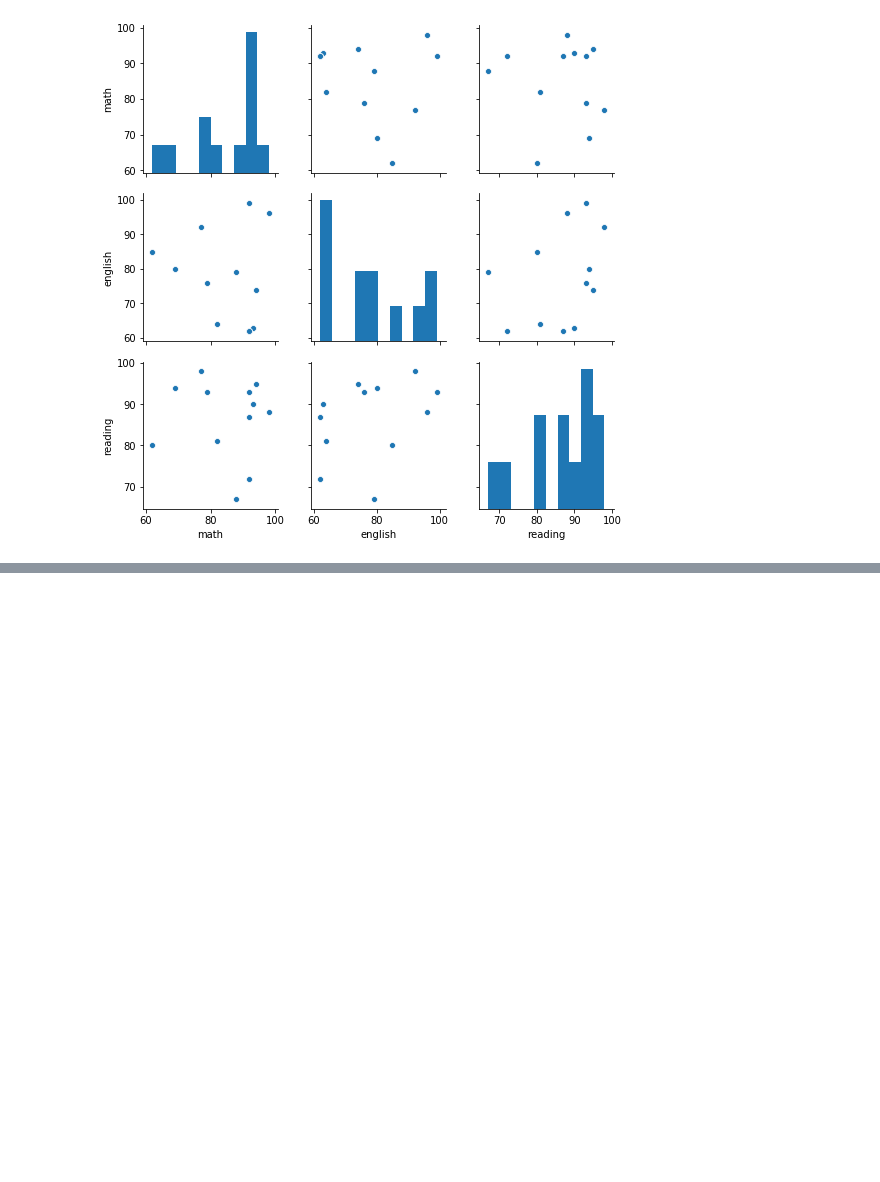
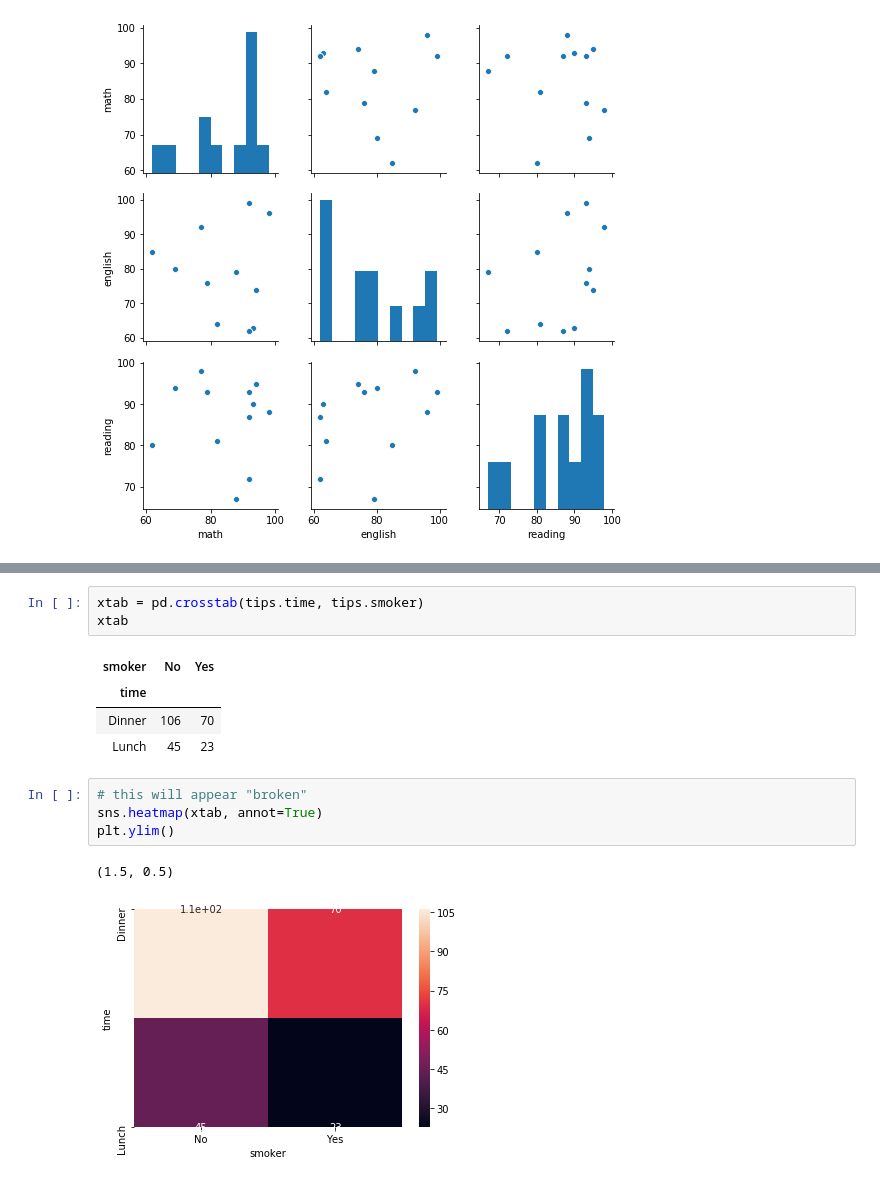
Before and after one commit to CodeupClassroom/bayes-python-exercises, a Jupyter notebook: seaborn-lesson.ipynb, the cells around one changed output, grey strips where cells are left out. Cells and saved outputs as stored; diff of their text form; blank space fills up the shorter version.

Commit message:
Add more context on heatmap issues

```diff
--- a/seaborn-lesson.ipynb
+++ b/seaborn-lesson.ipynb
@@ -192,0 +204,15 @@ sns.pairplot(data=df)
+# %%
+xtab = pd.crosstab(tips.time, tips.smoker)
+xtab
+# %% [output]
+| smoker | No | Yes |
+| time |  |  |
+| Dinner | 106 | 70 |
+| Lunch | 45 | 23 |
+# %%
+# this will appear "broken"
+sns.heatmap(xtab, annot=True)
+plt.ylim()
+# %% [output]
+(1.5, 0.5)
+[figure, added]
```
Also changed, not shown: parts of 4 cells of this notebook.
